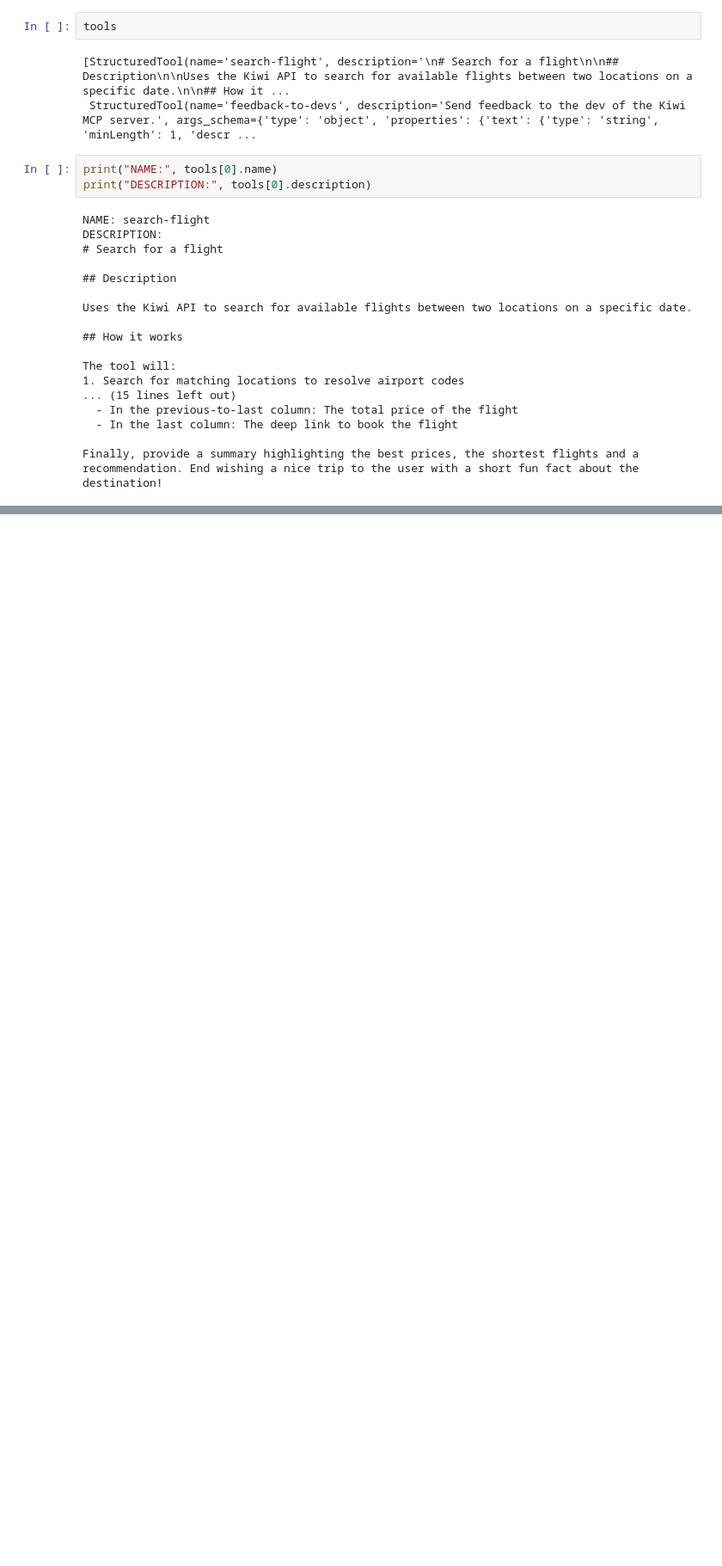
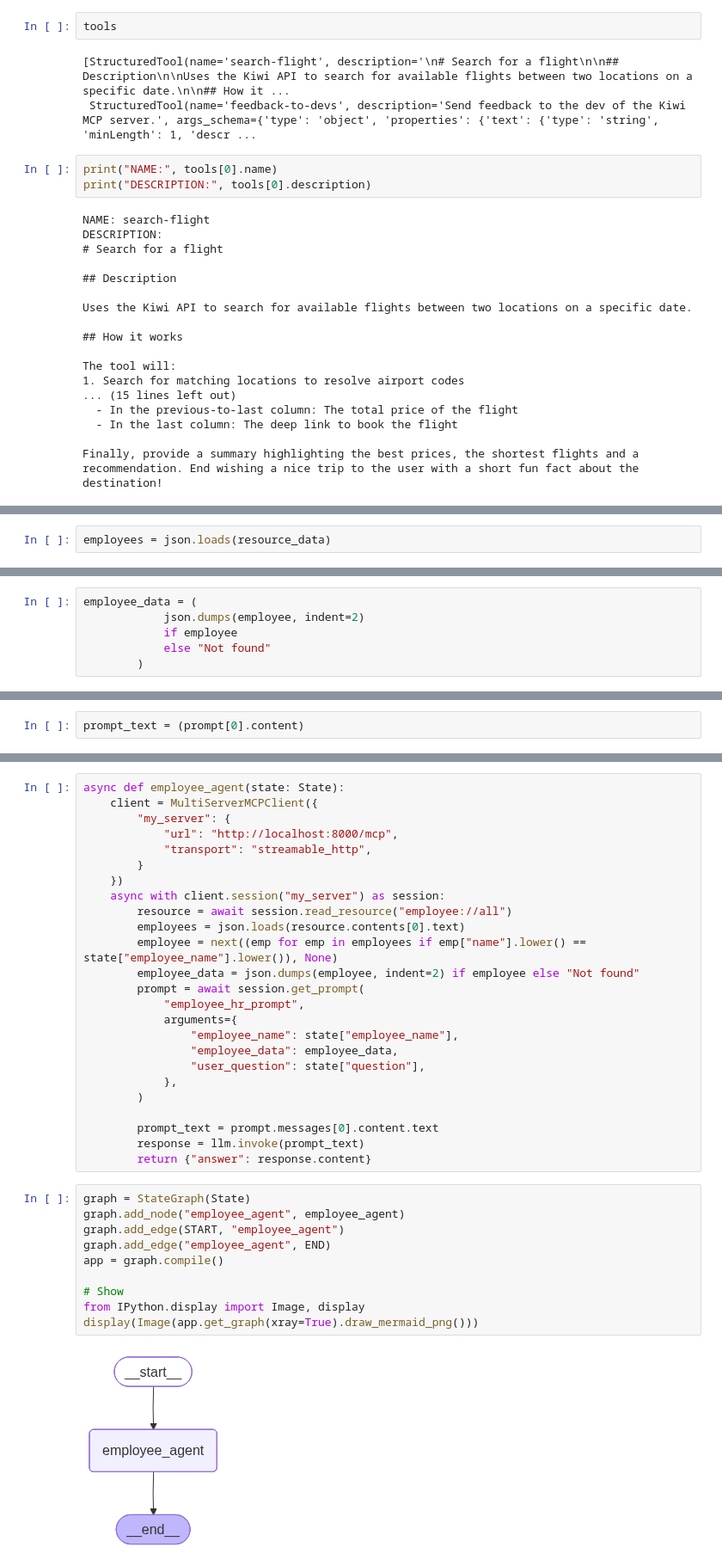
Before and after one commit to manishhnnegi/Langraph-Refresher, a Jupyter notebook: notebooks/10_mcp_basics.ipynb, the cells around one changed output, grey strips where cells are left out. Shown at 86% size. Cells and saved outputs as stored; diff of their text form; blank space fills up the shorter version.

Commit message:
MCP basics undersding notebook and servers python files

```diff
--- a/notebooks/10_mcp_basics.ipynb
+++ b/notebooks/10_mcp_basics.ipynb
@@ -557,0 +619,2 @@ Finally, provide a summary highlighting the best prices, the shortest flights an
+# %%
+employees = json.loads(resource_data)
@@ -557,0 +661,6 @@ Finally, provide a summary highlighting the best prices, the shortest flights an
+# %%
+employee_data = (
+            json.dumps(employee, indent=2)
+            if employee
+            else "Not found"
+        )
@@ -557,0 +731,2 @@ Finally, provide a summary highlighting the best prices, the shortest flights an
+# %%
+prompt_text = (prompt[0].content)
@@ -557,0 +794,37 @@ Finally, provide a summary highlighting the best prices, the shortest flights an
+# %%
+async def employee_agent(state: State):
+    client = MultiServerMCPClient({
+        "my_server": {
+            "url": "http://localhost:8000/mcp",
+            "transport": "streamable_http",
+        }
+    })
+    async with client.session("my_server") as session:
+        resource = await session.read_resource("employee://all")
+        employees = json.loads(resource.contents[0].text)
+        employee = next((emp for emp in employees if emp["name"].lower() == state["employee_name"].lower()), None)
+        employee_data = json.dumps(employee, indent=2) if employee else "Not found"
+        prompt = await session.get_prompt(
+            "employee_hr_prompt",
+            arguments={
+                "employee_name": state["employee_name"],
+                "employee_data": employee_data,
+                "user_question": state["question"],
+            },
+        )
+
+        prompt_text = prompt.messages[0].content.text
+        response = llm.invoke(prompt_text)
+        return {"answer": response.content}
+# %%
+graph = StateGraph(State)
+graph.add_node("employee_agent", employee_agent)
+graph.add_edge(START, "employee_agent")
+graph.add_edge("employee_agent", END)
+app = graph.compile()
+
+# Show
+from IPython.display import Image, display
+display(Image(app.get_graph(xray=True).draw_mermaid_png()))
+# %% [output]
+[figure, added]
```
Also changed, not shown: parts of 47 cells of this notebook, 8 other files.
